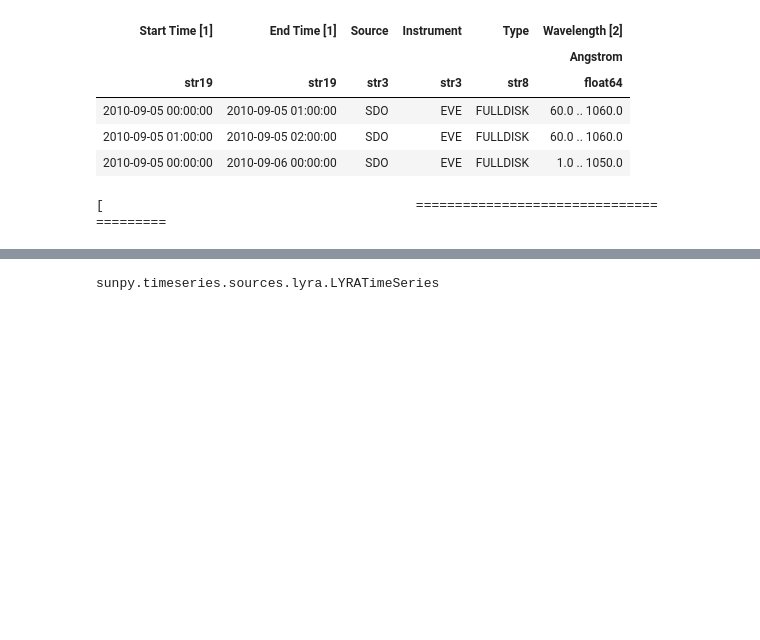
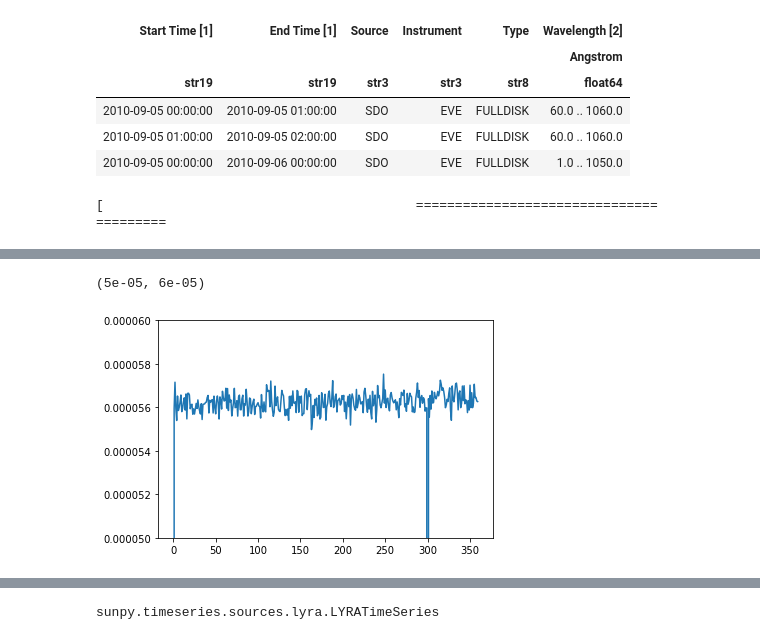
Before and after one commit to jmason86/James-s-EVE-Dimming-Index-JEDI, a Jupyter notebook: prototype_get_sdo_eve_lines_data.ipynb, the cells around one changed output, grey strips where cells are left out. Drawn from its saved outputs; the diff is of its cells as text; code cells hidden in the pictures; blank space fills up the shorter version.

```diff
--- a/prototype_get_sdo_eve_lines_data.ipynb
+++ b/prototype_get_sdo_eve_lines_data.ipynb
@@ -116,0 +94,3 @@ data.shape
+# %%
+import astropy.io.fits as pyfits
+pony = pyfits.open(files[0])
@@ -116,0 +109,13 @@ data.shape
+# %%
+names = pony[1].data['NAME']
+wavelengths = pony[1].data['WAVE_CENTER']
+line_irradiance = pony[5].data['LINE_IRRADIANCE']
+yyyydoy = pony[5].data['YYYYDOY']
+sod = pony[5].data['SOD']
+eve_dt = yyyydoy_sod_to_datetime(yyyydoy, sod)
+# %%
+plt.plot(line_irradiance[:, 3])
+plt.ylim(5e-5, 6e-5)
+# %% [output]
+(5e-05, 6e-05)
+[figure, added]
```
Also changed, not shown: parts of 21 cells of this notebook.
